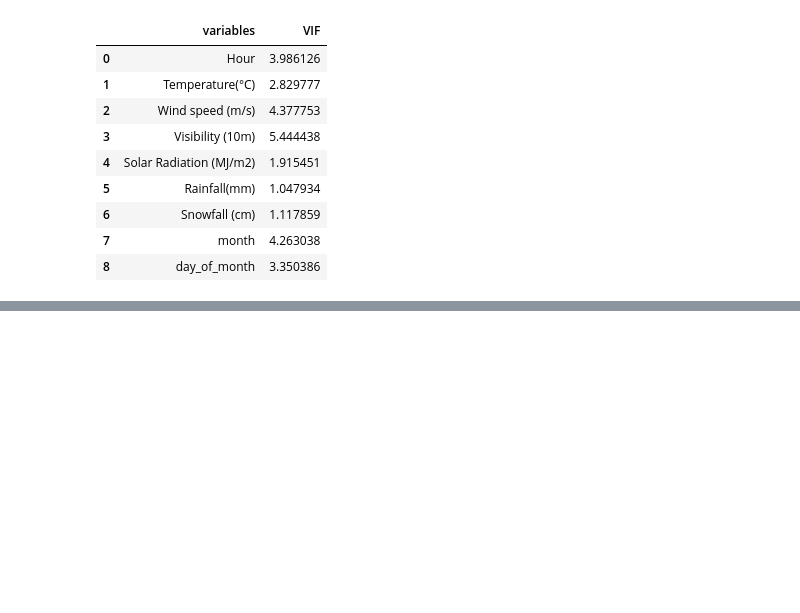
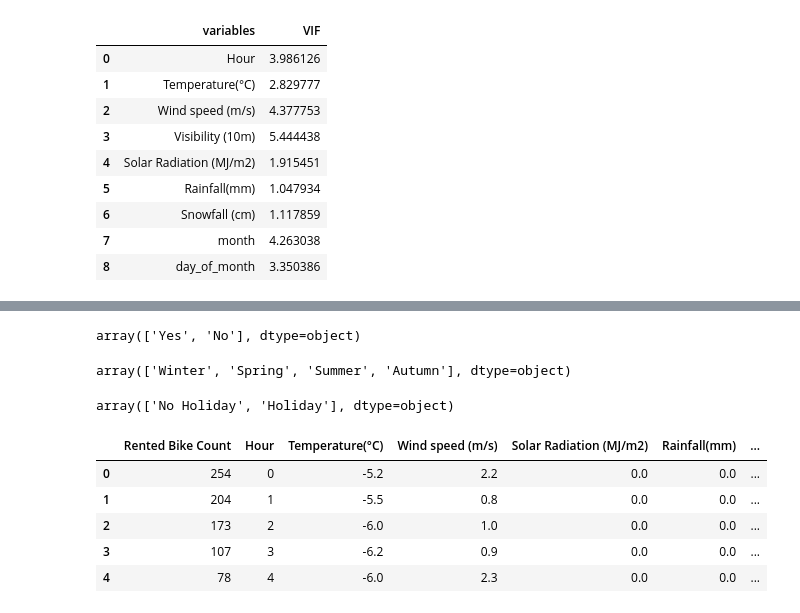
Before and after one commit to Haseeb227/Bike-Sharing-Demand-Prediction-, a Jupyter notebook: Copy_of_Bike_Sharing_Demand_Prediction_Capstone_Project.ipynb, the cells around one changed output, grey strips where cells are left out. Saved outputs shown, nothing was run; the diff lists cells and outputs as text; code cells hidden in the pictures; blank space fills up the shorter version.

```diff
--- a/Copy_of_Bike_Sharing_Demand_Prediction_Capstone_Project.ipynb
+++ b/Copy_of_Bike_Sharing_Demand_Prediction_Capstone_Project.ipynb
@@ -561,0 +574,12 @@ skewed_features.remove('Visibility (10m)')
+# %%
+df_reg['Functioning Day'].unique()
+# %% [output]
+array(['Yes', 'No'], dtype=object)
+# %%
+df_reg['Seasons'].unique()
+# %% [output]
+array(['Winter', 'Spring', 'Summer', 'Autumn'], dtype=object)
+# %%
+df_reg['Holiday'].unique()
+# %% [output]
+array(['No Holiday', 'Holiday'], dtype=object)
@@ -561,0 +599,9 @@ skewed_features.remove('Visibility (10m)')
+# %%
+df_reg.head()
+# %% [output]
+|  | Rented Bike Count | Hour | Temperature(°C) | Wind speed (m/s) | Solar Radiation (MJ/m2) | Rainfall(mm) | ... |
+| 0 | 254 | 0 | -5.2 | 2.2 | 0.0 | 0.0 | ... |
+| 1 | 204 | 1 | -5.5 | 0.8 | 0.0 | 0.0 | ... |
+| 2 | 173 | 2 | -6.0 | 1.0 | 0.0 | 0.0 | ... |
+| 3 | 107 | 3 | -6.2 | 0.9 | 0.0 | 0.0 | ... |
+| 4 | 78 | 4 | -6.0 | 2.3 | 0.0 | 0.0 | ... |
```
Also changed, not shown: parts of 47 cells of this notebook.
